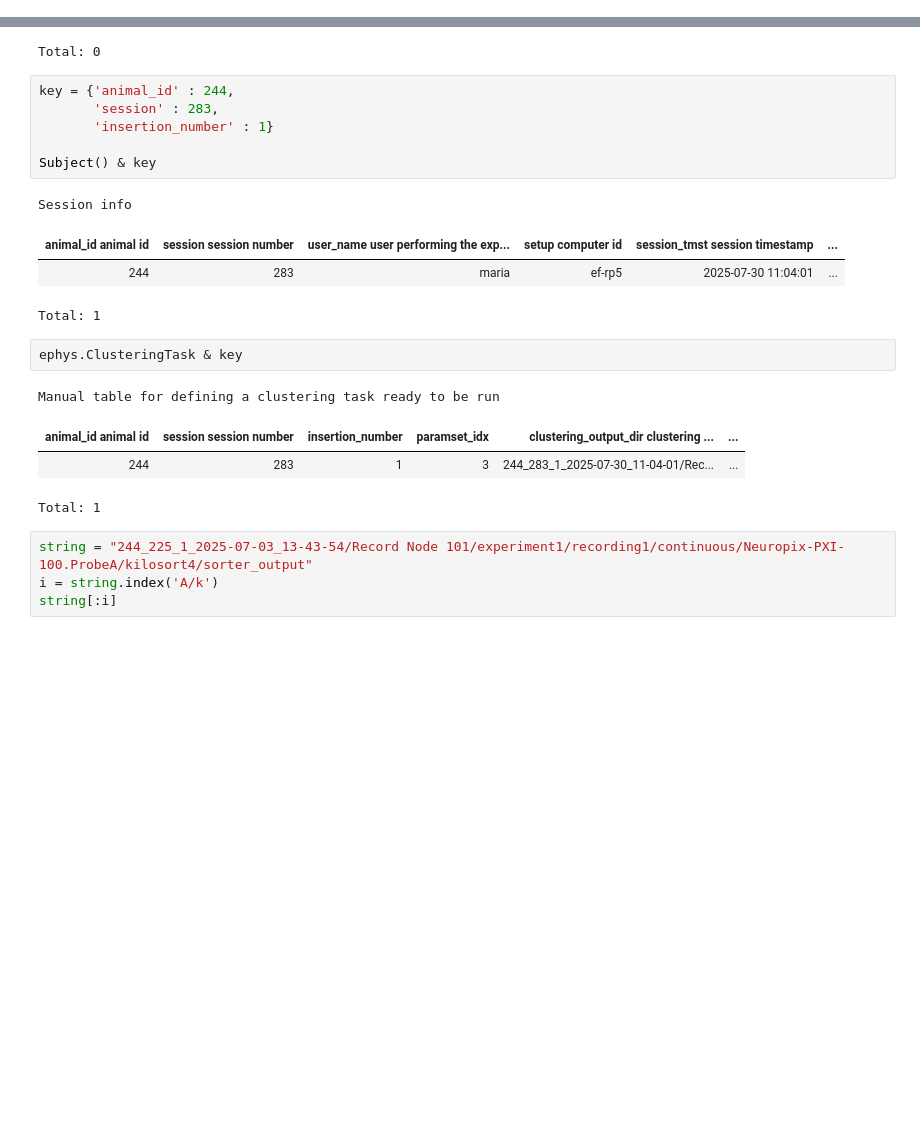
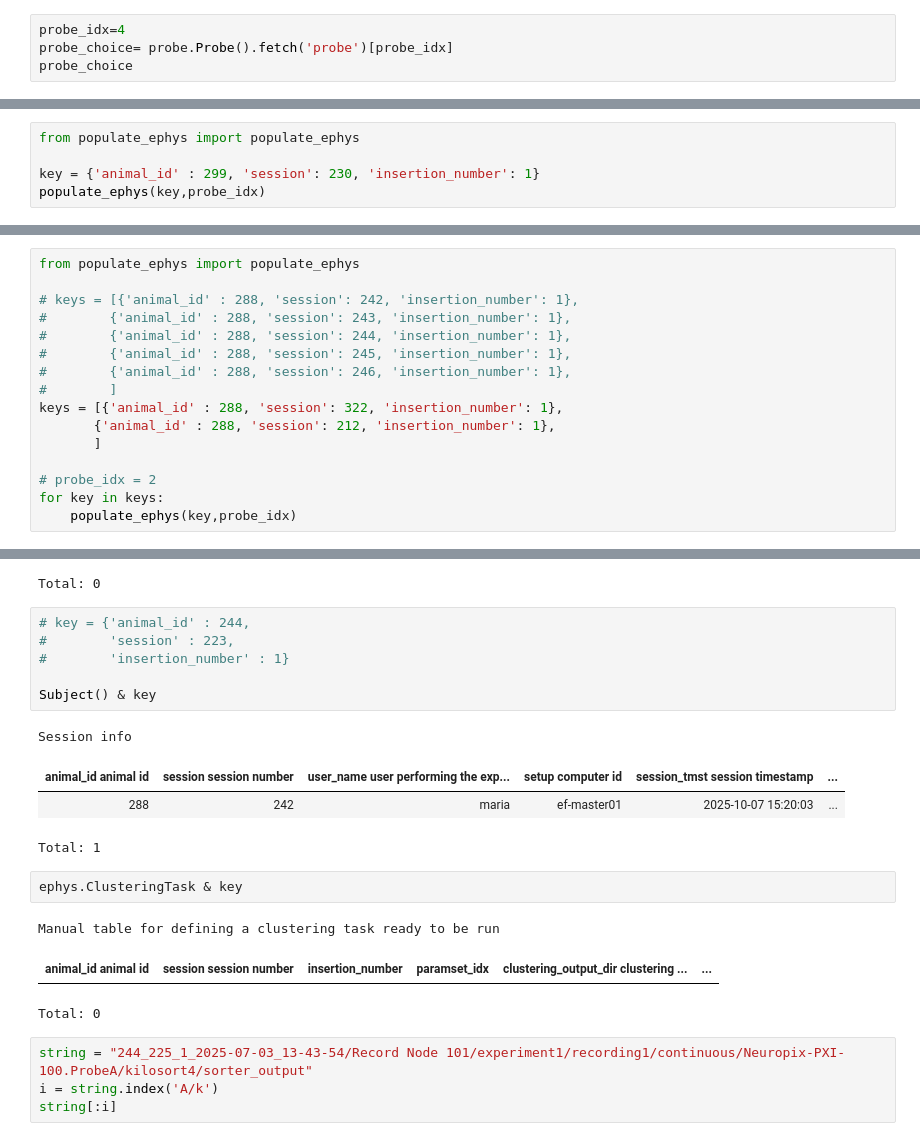
Before and after one commit to ef-lab/element-array-ephys, a Jupyter notebook: test_npx_pipe (1).ipynb, the cells around one changed output, grey strips where cells are left out. Saved outputs shown, nothing was run; the diff lists cells and outputs as text; blank space fills up the shorter version.

```diff
--- a/test_npx_pipe (1).ipynb
+++ b/test_npx_pipe (1).ipynb
@@ -34,0 +63,4 @@ rec = dj.create_virtual_module('lab_recordings.py', 'lab_recordings')
+# %%
+probe_idx=4
+probe_choice= probe.Probe().fetch('probe')[probe_idx]
+probe_choice
@@ -34,0 +79,5 @@ rec = dj.create_virtual_module('lab_recordings.py', 'lab_recordings')
+# %%
+from populate_ephys import populate_ephys
+
+key = {'animal_id' : 299, 'session': 230, 'insertion_number': 1}
+populate_ephys(key,probe_idx)
@@ -34,0 +149,16 @@ rec = dj.create_virtual_module('lab_recordings.py', 'lab_recordings')
+# %%
+from populate_ephys import populate_ephys
+
+# keys = [{'animal_id' : 288, 'session': 242, 'insertion_number': 1},
+#        {'animal_id' : 288, 'session': 243, 'insertion_number': 1},
+#        {'animal_id' : 288, 'session': 244, 'insertion_number': 1},
+#        {'animal_id' : 288, 'session': 245, 'insertion_number': 1},
+#        {'animal_id' : 288, 'session': 246, 'insertion_number': 1},
+#        ]
+keys = [{'animal_id' : 288, 'session': 322, 'insertion_number': 1},
+       {'animal_id' : 288, 'session': 212, 'insertion_number': 1},
+       ]
+
+# probe_idx = 2
+for key in keys:
+    populate_ephys(key,probe_idx)
@@ -40,23 +285,22 @@ Ephys recording from a probe insertion for a given session.
 | animal_id animal id | session session number | insertion_number | electrode_config_hash | acq_software | ... |
 Total: 0
 # %%
-key = {'animal_id' : 244,
-       'session' : 283,
-       'insertion_number' : 1}
+# key = {'animal_id' : 244,
+#        'session' : 223,
+#        'insertion_number' : 1}
 
 Subject() & key
 # %% [output]
 Session info
 | animal_id animal id | session session number | user_name user performing the exp... | setup computer id | session_tmst session timestamp | ... |
-| 244 | 283 | maria | ef-rp5 | 2025-07-30 11:04:01 | ... |
+| 288 | 242 | maria | ef-master01 | 2025-10-07 15:20:03 | ... |
 Total: 1
 # %%
 ephys.ClusteringTask & key
 # %% [output]
 Manual table for defining a clustering task ready to be run
 | animal_id animal id | session session number | insertion_number | paramset_idx | clustering_output_dir clustering ... | ... |
-| 244 | 283 | 1 | 3 | 244_283_1_2025-07-30_11-04-01/Rec... | ... |
-Total: 1
+Total: 0
 # %%
 string = "244_225_1_2025-07-03_13-43-54/Record Node 101/experiment1/recording1/continuous/Neuropix-PXI-100.ProbeA/kilosort4/sorter_output"
 i = string.index('A/k')
```
Also changed, not shown: parts of 23 cells of this notebook, 4 other files.
